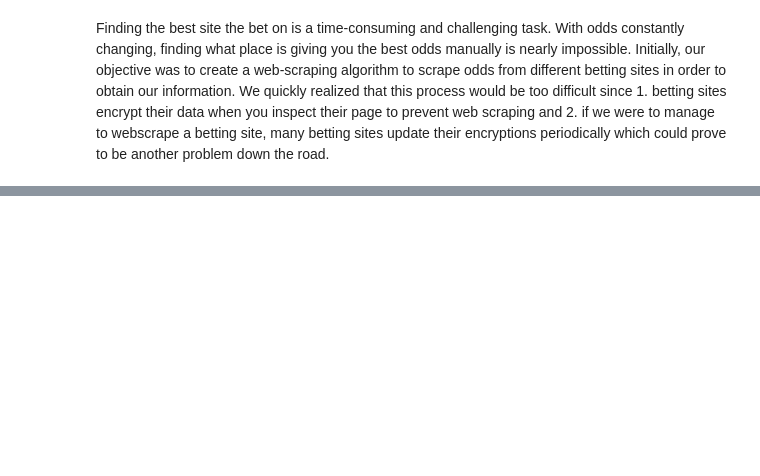
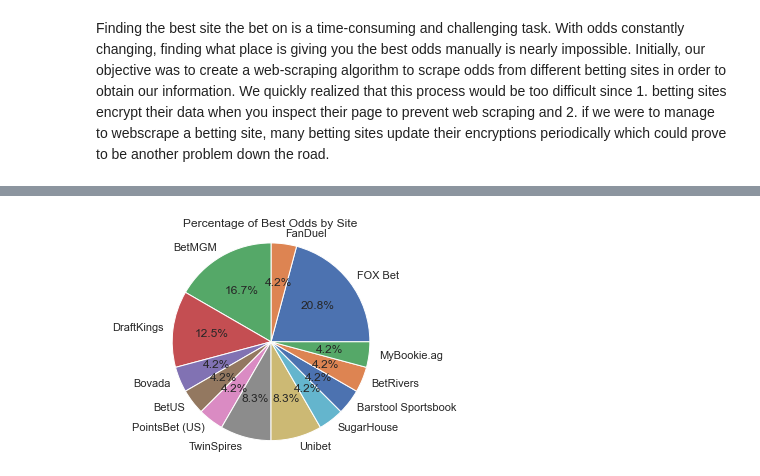
Before and after one commit to ethangu8/DS3000-Finding-The-Best-Bet-Final, a Jupyter notebook: Sports_bets.ipynb, the cells around one changed output, grey strips where cells are left out. Cells and saved outputs as stored; diff of their text form; code cells hidden in the pictures; blank space fills up the shorter version.

```diff
--- a/Sports_bets.ipynb
+++ b/Sports_bets.ipynb
@@ -181,8 +178,12 @@ Text(0.5, 1.0, 'H:Boston Celtics vs A:Indiana Pacers ')
 # %%
 df_bets_ = df_bets.set_index('Game_ID','site_title')
 
+# Get just the h2h odds
 h2h = df_bets_['bet_format'] == 'h2h'
 df_bets_h2h = df_bets_.loc[h2h, :]
 
-max_game = df_bets_h2h.groupby(level=0).min('price_away')
-max_game
+# Select what columns we want to keep to make the dataframe easier to work with
+df_bets_h2h = df_bets_h2h[['bet_format', 'away_team', 'home_team', 'price_home', 'site_title']]
+min_home_odds = df_bets_h2h.groupby('home_team')['price_home'].min()
+
+min_odds_dict = min_home_odds.to_dict()
@@ -216,7 +189,0 @@ TypeError: 'DataFrameGroupBy' object is not callable
-# %%
-df_bets_h2h.head(10)
-
-for index_0 in df_bets_h2h.index.levels[0]:
-    game_ = df_bets_h2h.loc[df_bets_h2h.index[index_0]]
-    h2h = df_bets['bet_format'] == 'h2h'
-    df_bets_h2h = df_bets.loc[h2h, :]
@@ -244,0 +190,10 @@ max_game
+# %%
+min_site_counts = list()
+
+
+for key, value in min_odds_dict.items():
+    row = df_bets_h2h.loc[(df_bets_h2h['home_team'] == key) & (df_bets_h2h['price_home'] == value)]
+    site = row['site_title']
+    min_site_counts += list(site.values)
+
+min_site_counts
@@ -244,0 +218,20 @@ max_game
+# %%
+from collections import Counter
+
+site_counts = dict(Counter(min_site_counts))
+
+# Initialize lists for pie chart
+labels = list()
+sizes = list()
+
+# Split up dictionary into separate lists
+for site, count in site_counts.items():
+    labels.append(site)
+    sizes.append(count)
+
+plt.pie(sizes, labels = labels, autopct='%1.1f%%')
+plt.axis('equal')
+plt.title('Percentage of Best Odds by Site')
+plt.show()
+# %% [output]
+[figure, added]
```
Also changed, not shown: parts of 16 cells of this notebook.
